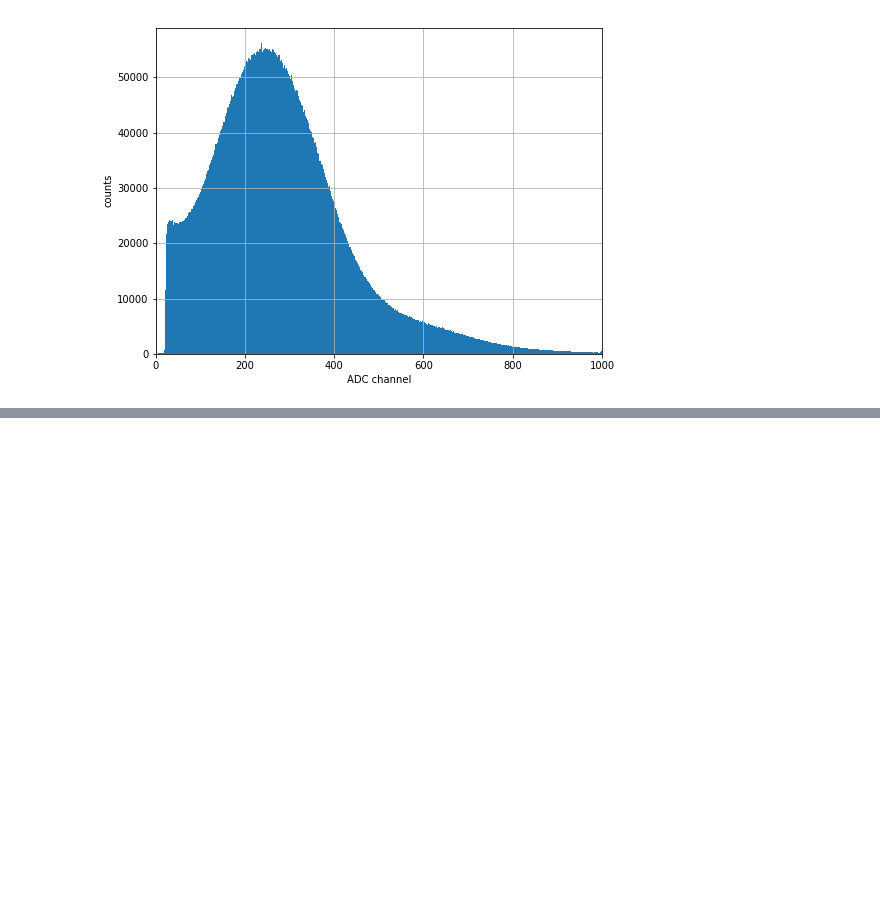
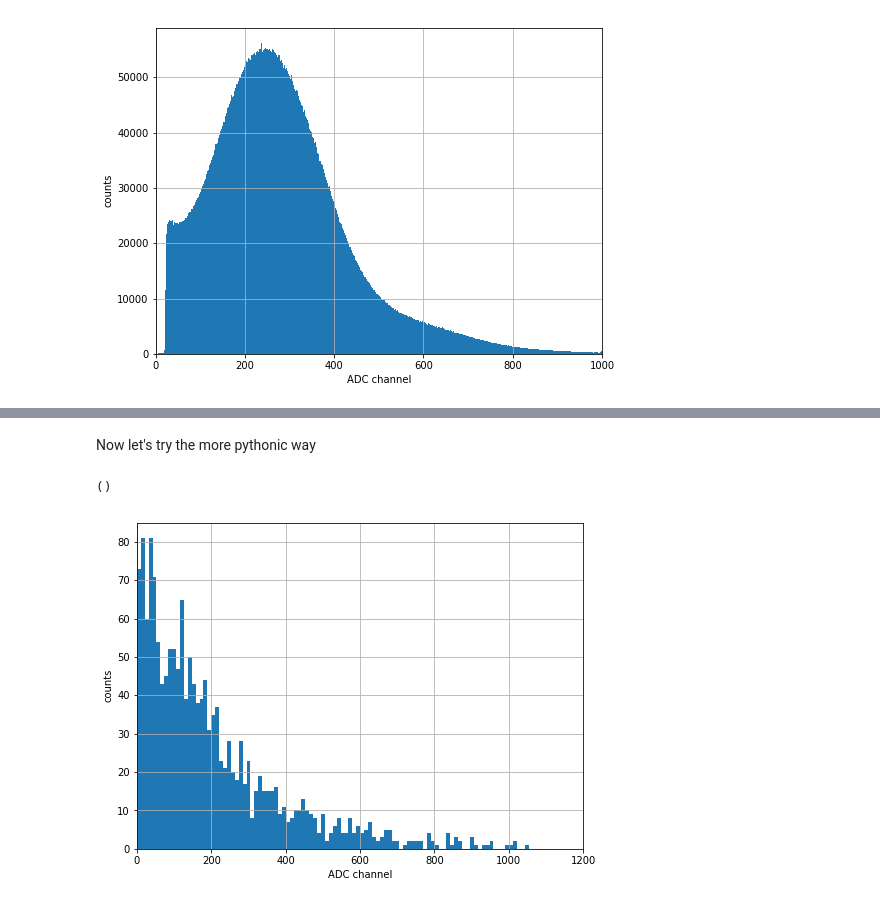
Before and after one commit to zemrude/PHYS-F-311, a Jupyter notebook: Example1-Reading_data.ipynb, the cells around one changed output, grey strips where cells are left out. Saved outputs shown, nothing was run; the diff lists cells and outputs as text; code cells hidden in the pictures; blank space fills up the shorter version.

```diff
--- a/Example1-Reading_data.ipynb
+++ b/Example1-Reading_data.ipynb
@@ -61,0 +81,23 @@ print x.std()
+# %% [markdown]
+Now let's try the more pythonic way
+# %%
+rnd1 = np.random.rand(mc_events)
+rnd2 = np.random.rand(mc_events)
+y = A*rnd1
+x = xmax*rnd2
+yprime = exp_decay(x, A, t, y0)
+
+print rnd1[0].shape
+data2 = x[np.where(y < yprime)]
+# %% [output]
+()
+# %%
+fig2, ax2 = plt.subplots(figsize=(8,6))
+plt.grid()
+ax2.hist(data2,bins = 100)
+ax2.set_xlabel("ADC channel")
+ax2.set_ylabel("counts")
+ax2.set_xlim(0,1200)
+plt.show()
+# %% [output]
+[figure, added]
```
Also changed, not shown: parts of 12 cells of this notebook.
